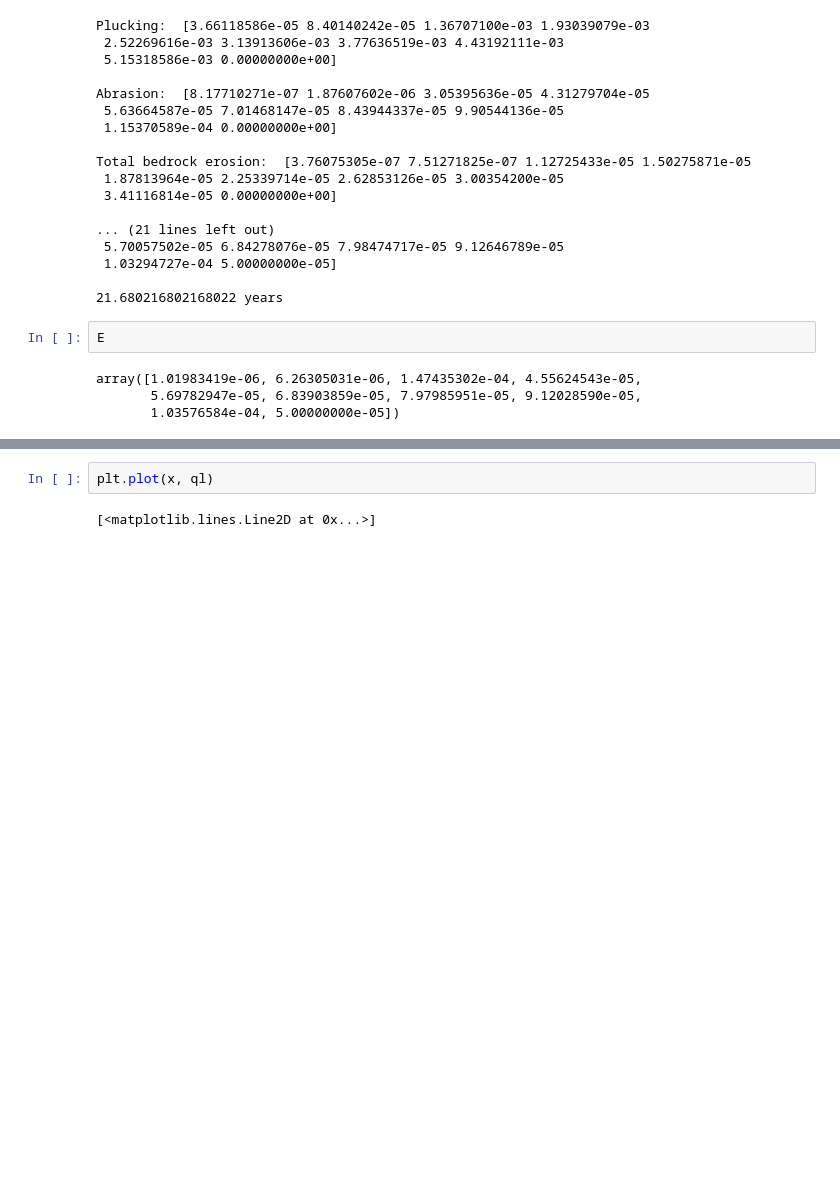
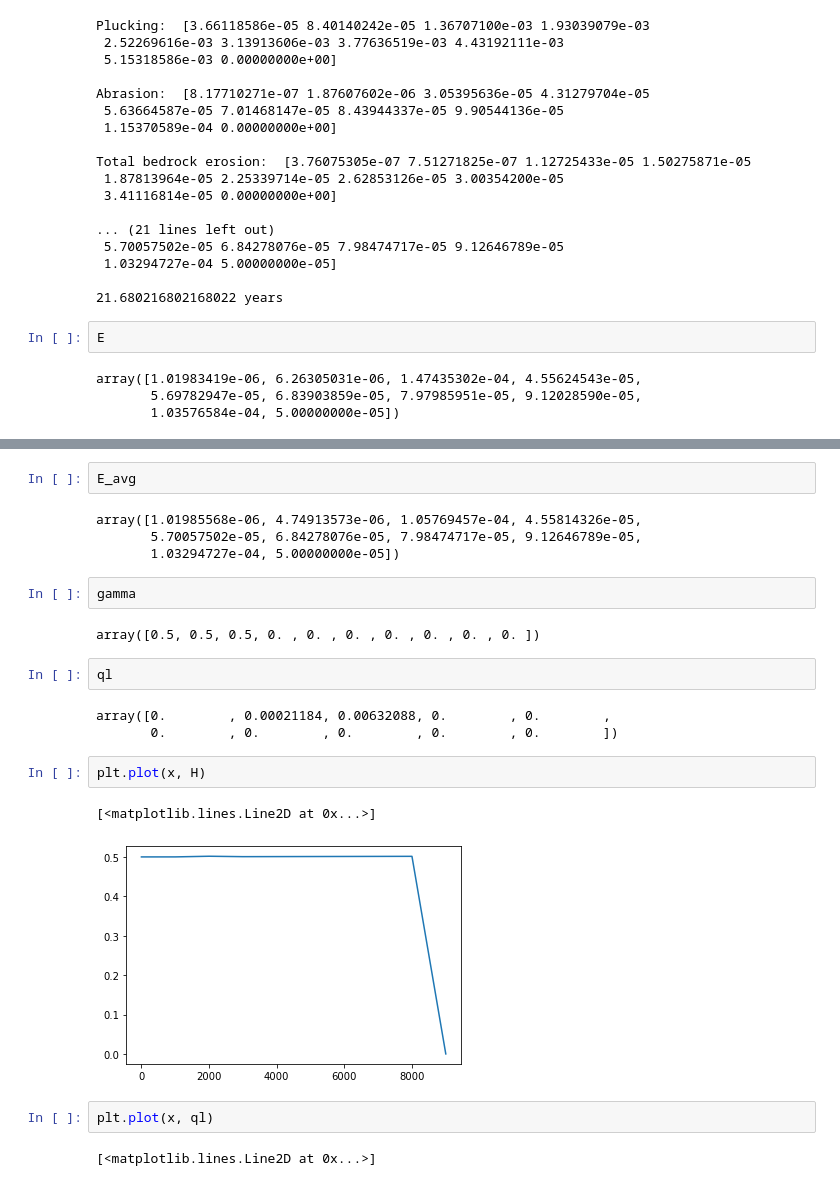
Before and after one commit to vaga3461/High-Plains, a Jupyter notebook: modeling headway SP21/full model, small grid, weighted flux.ipynb, the cells around one changed output, grey strips where cells are left out. Cells and saved outputs as stored; diff of their text form; blank space fills up the shorter version.

```diff
--- a/modeling headway SP21/full model, small grid, weighted flux.ipynb
+++ b/modeling headway SP21/full model, small grid, weighted flux.ipynb
@@ -303,3 +312,23 @@ array([1.01983419e-06, 6.26305031e-06, 1.47435302e-04, 4.55624543e-05,
+# %%
+E_avg
+# %% [output]
+array([1.01985568e-06, 4.74913573e-06, 1.05769457e-04, 4.55814326e-05,
+       5.70057502e-05, 6.84278076e-05, 7.98474717e-05, 9.12646789e-05,
+       1.03294727e-04, 5.00000000e-05])
+# %%
+gamma
+# %% [output]
+array([0.5, 0.5, 0.5, 0. , 0. , 0. , 0. , 0. , 0. , 0. ])
+# %%
+ql
+# %% [output]
+array([0.        , 0.00021184, 0.00632088, 0.        , 0.        ,
+       0.        , 0.        , 0.        , 0.        , 0.        ])
+# %%
+plt.plot(x, H)
+# %% [output]
+[<matplotlib.lines.Line2D at 0x...>]
+[figure, added]
 # %%
 plt.plot(x, ql)
 # %% [output]
```
Also changed, not shown: parts of 1 cell of this notebook.
